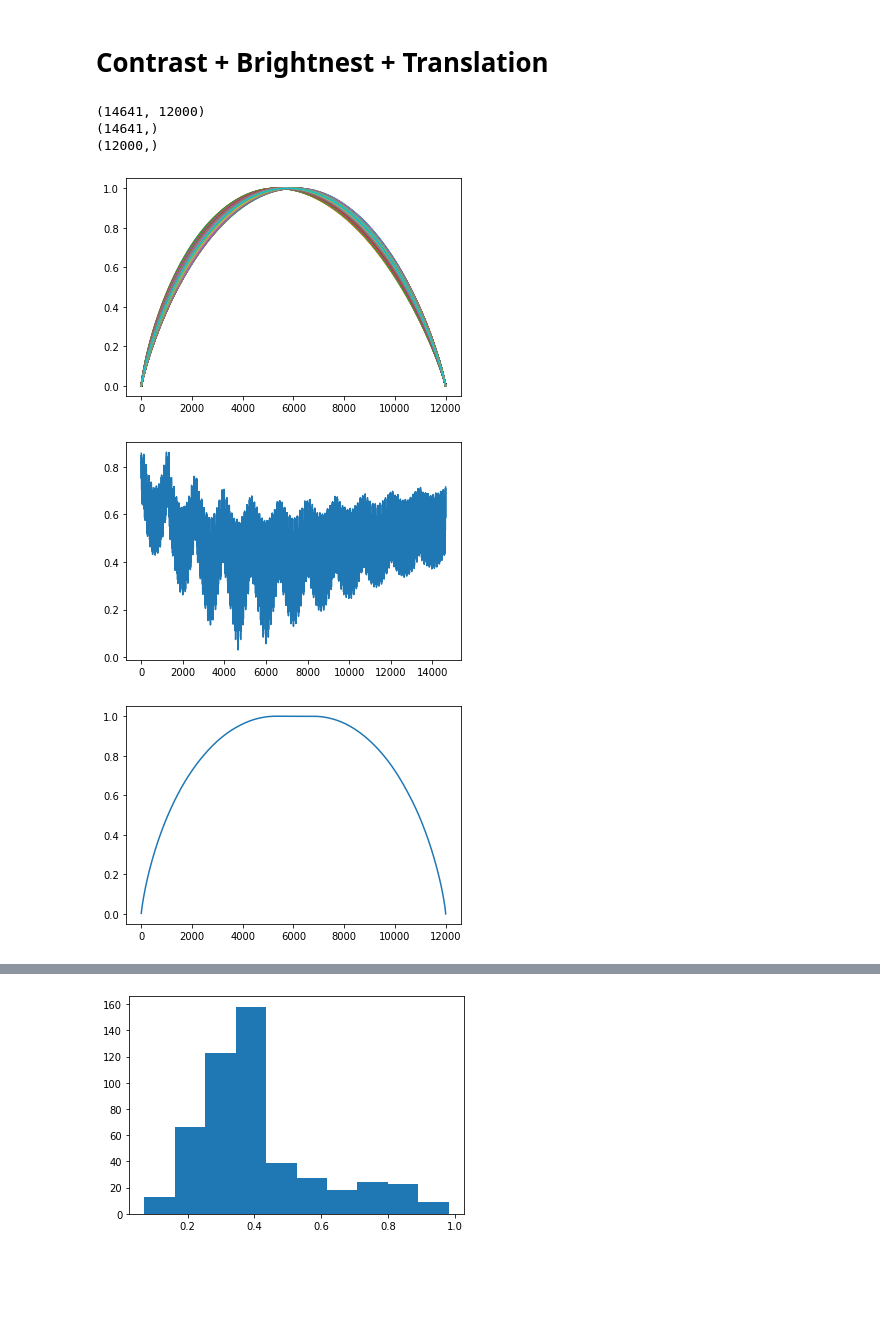
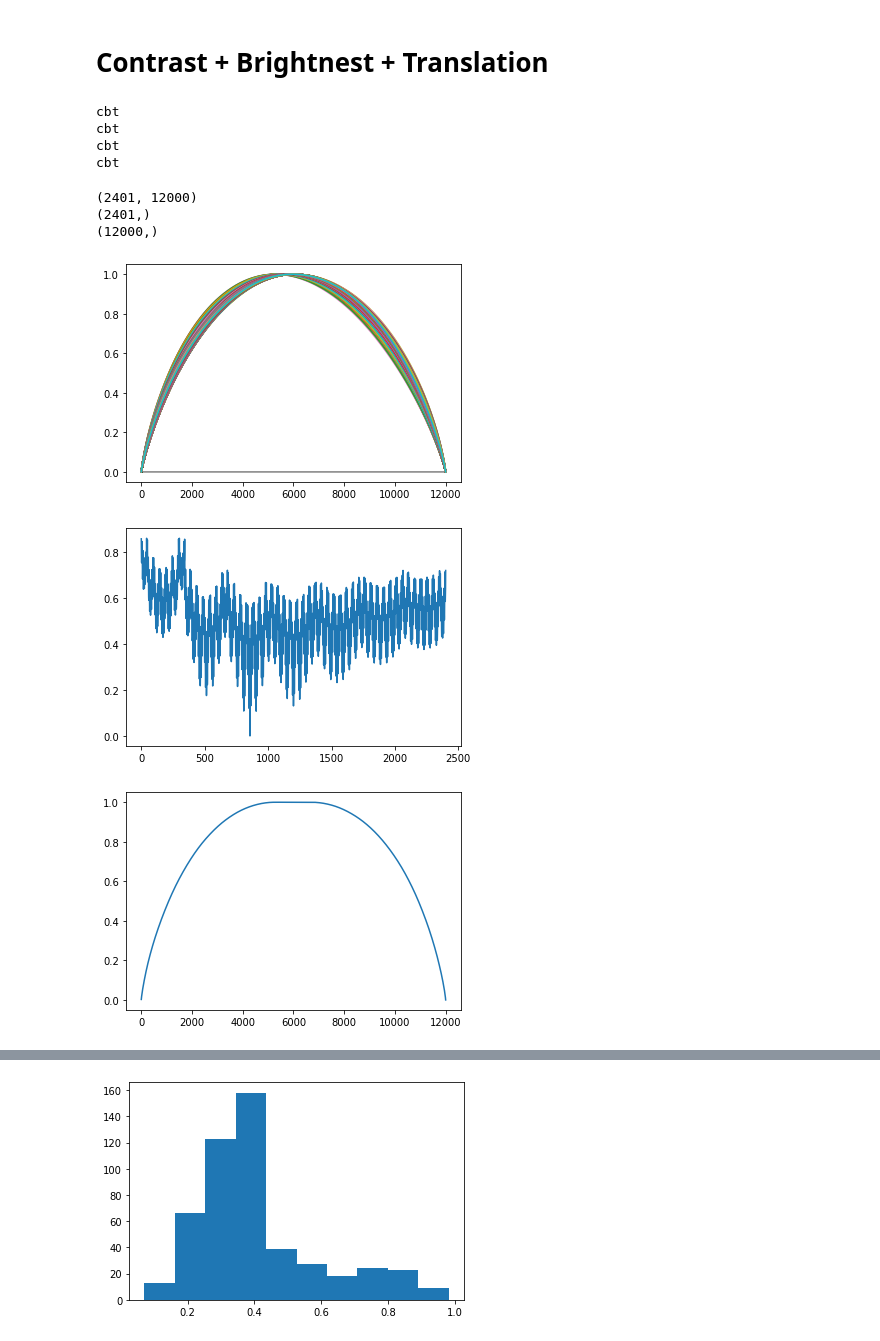
Before and after one commit to dkorzh10/general_lipschitz, a Jupyter notebook: notebooks/CT_CBT_TBlBC_rename.ipynb, the cells around one changed output, grey strips where cells are left out. Cells and saved outputs as stored; diff of their text form; code cells hidden in the pictures; blank space fills up the shorter version.

```diff
--- a/notebooks/CT_CBT_TBlBC_rename.ipynb
+++ b/notebooks/CT_CBT_TBlBC_rename.ipynb
@@ -1239,7 +1307,7 @@ x0 = jnp.array([1.1,0.3, -10]) # WHATEVER
 d = 3
 b_zero = jnp.array([1.0, 0.0, 0.0])
 
-betas1 = jnp.linspace(0.4, 2.2, 12) ## set a bit larger range than you want to certify
+betas1 = jnp.linspace(0.5, 1.5, 13) ## set a bit larger range than you want to certify
 betas2 = jnp.linspace(-60, 60, 17)
 betas3 = jnp.linspace(-60, 60, 17)
 betas = jnp.asarray(list(map(jnp.array, itertools.product(betas1, betas2, betas3))))
@@ -1445,47 +1513,51 @@ x0 = jnp.array([0.2 ,1.0, 3., 1])
 d = 4
 b_zero = jnp.array([1.0, 0.0, 0.0, 0.0])
 
-betas1 = jnp.linspace(0.7, 1.6, 11)
-betas2 = jnp.linspace(-0.3, 0.3, 11)
-betas3 = jnp.linspace(-30.0, 30.0, 11).astype(int)# * 1.0 # set more steps
-betas4 = jnp.linspace(-30.0, 30.0, 11).astype(int) * 1.0
+betas1 = jnp.linspace(0.7, 1.6, 7)  # 11
+betas2 = jnp.linspace(-0.3, 0.3, 7)
+betas3 = jnp.linspace(-30.0, 30.0, 7).astype(int)# * 1.0 # set more steps
+betas4 = jnp.linspace(-30.0, 30.0, 7).astype(int) * 1.0
 betas_list = [betas1, betas2, betas3, betas4]
 type_of_transform = 'cbt'
 
 betas = jnp.asarray(list(map(jnp.array, itertools.product(betas1, betas2, betas3, betas4))))
 
 bounds, p, g = compute_normed_bounds(compute_bound, x0, construct_gamma(), b_zero, betas, key, ns, d, type_of_transform)
 
 x, xi = pxi_to_xi(p)
 
 for b in bounds[:1000]:
     plt.plot(b)
 plt.show()
 
 plt.plot(g)
 plt.show()
 
 plt.plot(p)
 plt.show()
 
 shape = [b.shape[0] for b in betas_list]
 z = csaps(betas_list, g.reshape(shape))
 
 hg = []
 
 for beta in tqdm(betas):
     hat_g = g_to_hat_g(z, beta, b_zero)
     hg.append(hat_g)
 
 hat_g = jnp.asarray(hg)
 
 hatg_int = csaps(betas_list, hat_g.reshape(shape)) #
 # %% [output]
-(14641, 12000)
-(14641,)
-(12000,)
+cbt
+cbt
+cbt
+cbt
+(2401, 12000)
+(2401,)
+(12000,)
-[figure, old version]
+[figure, new version]
-[figure, old version]
+[figure, new version]
 [figure]
 # %%
 # checkpoint = torch.load('../checkpoints/trans_blur_bright_contrast/TransBrightBlurContrast_40_04_10_04_checkpoint.pth.tar', map_location=device)
```
Also changed, not shown: parts of 64 cells of this notebook, 47 other files.
